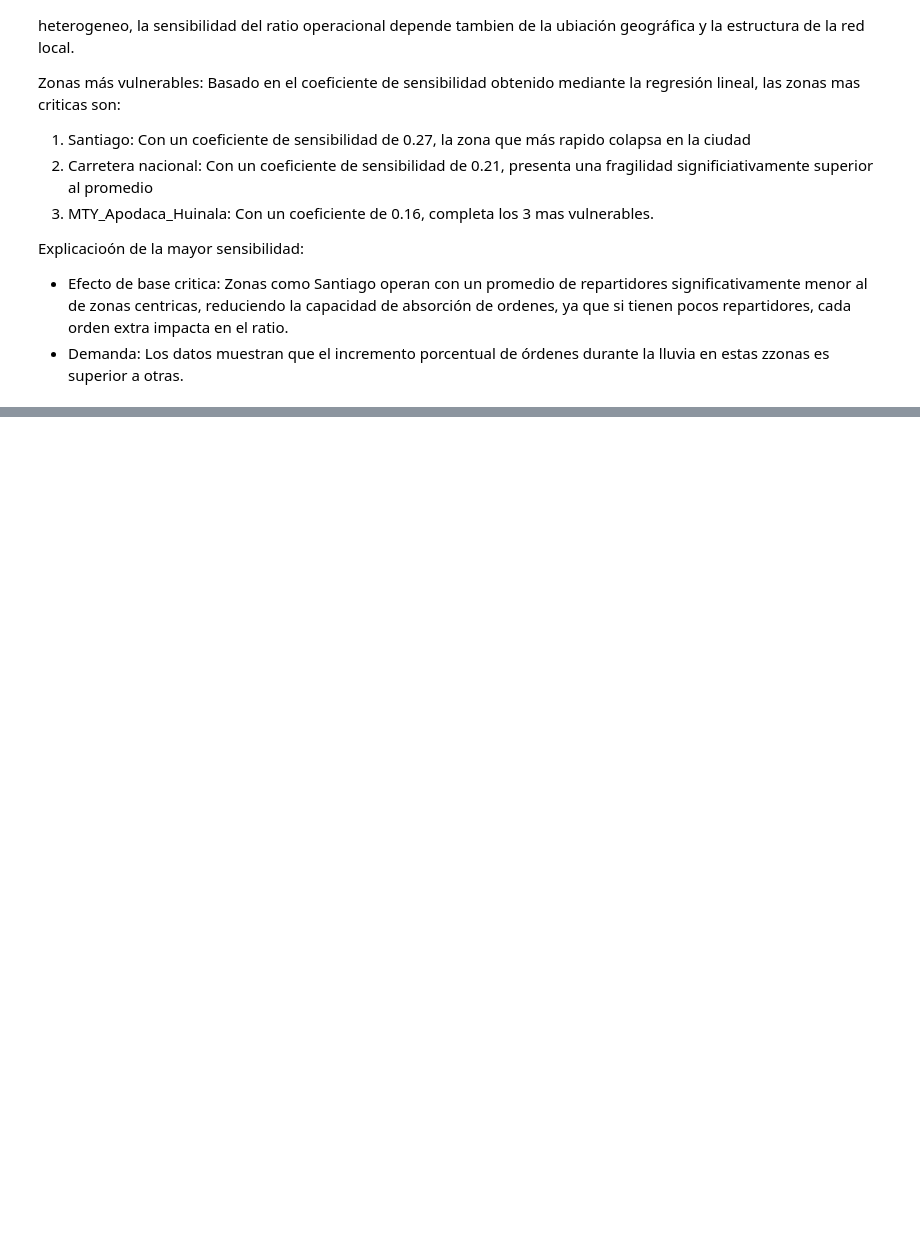
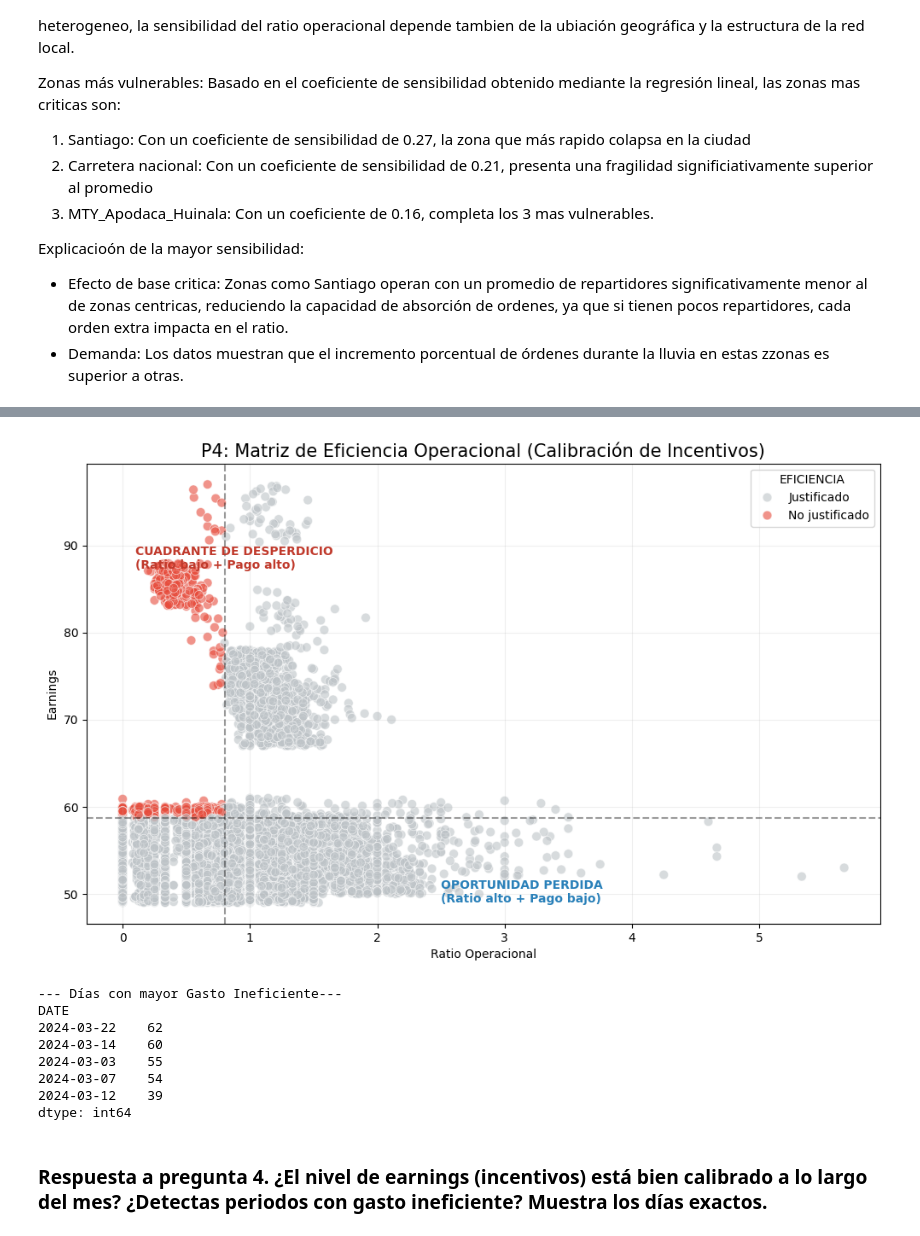
Before and after one commit to DiegoOLopez/rappi_delivery_case, a Jupyter notebook: notebooks/01_operational_diagnosis.ipynb, the cells around one changed output, grey strips where cells are left out. Saved outputs shown, nothing was run; the diff lists cells and outputs as text; code cells hidden in the pictures; blank space fills up the shorter version.

Commit message:
feat(mod1): complete P4 - earnings calibration audit and identification of inefficient spending days

```diff
--- a/notebooks/01_operational_diagnosis.ipynb
+++ b/notebooks/01_operational_diagnosis.ipynb
@@ -228,0 +231,47 @@ Explicacioón de la mayor sensibilidad:
+# %%
+# Consideraremos gasto ineficiente cuando el ratio sea menor que 0.8 y los earnings esten 75% mas encima que los demas
+umbral_ratio_ok = 0.8
+umbral_pago_alto = df['EARNINGS'].quantile(0.75)
+
+# Creamos una columna para etiquetar estos eventos
+df['EFICIENCIA'] = 'Justificado'
+df.loc[(df['RATIO'] < umbral_ratio_ok) & (df['EARNINGS'] > umbral_pago_alto), 'EFICIENCIA'] = 'No justificado'
+
+# Identificamos los dias exactos con mayor frecuencia de este error
+reporte_dias = df[df['EFICIENCIA'] == 'No justificado'].groupby('DATE').size().sort_values(ascending=False)
+
+# Visualizacion de la matriz
+plt.figure(figsize=(12, 7))
+
+sns.scatterplot(
+    data=df, x='RATIO', y='EARNINGS',
+    hue='EFICIENCIA', palette={'Justificado': '#BDC3C7', 'No justificado': '#E74C3C'},
+    alpha=0.6, s=60
+)
+
+plt.axvline(x=umbral_ratio_ok, color='black', linestyle='--', alpha=0.4)
+plt.axhline(y=umbral_pago_alto, color='black', linestyle='--', alpha=0.4)
+
+plt.text(0.1, df['EARNINGS'].max()*0.9, 'CUADRANTE DE DESPERDICIO\n(Ratio bajo + Pago alto)', color='#C0392B', fontweight='bold')
+plt.text(2.5, df['EARNINGS'].min(), 'OPORTUNIDAD PERDIDA\n(Ratio alto + Pago bajo)', color='#2980B9', fontweight='bold')
+
+plt.title('P4: Matriz de Eficiencia Operacional (Calibración de Incentivos)', fontsize=15)
+plt.xlabel('Ratio Operacional')
+plt.ylabel('Earnings')
+plt.grid(True, alpha=0.2)
+plt.show()
+
+print("--- Días con mayor Gasto Ineficiente---")
+print(reporte_dias.head(10))
+# %% [output]
+[figure, added]
+--- Días con mayor Gasto Ineficiente---
+DATE
+2024-03-22    62
+2024-03-14    60
+2024-03-03    55
+2024-03-07    54
+2024-03-12    39
+dtype: int64
+# %% [markdown]
+### Respuesta a pregunta 4. ¿El nivel de earnings (incentivos) está bien calibrado a lo largo del mes? ¿Detectas periodos con gasto ineficiente? Muestra los días exactos.
```
Also changed, not shown: parts of 1 cell of this notebook.
